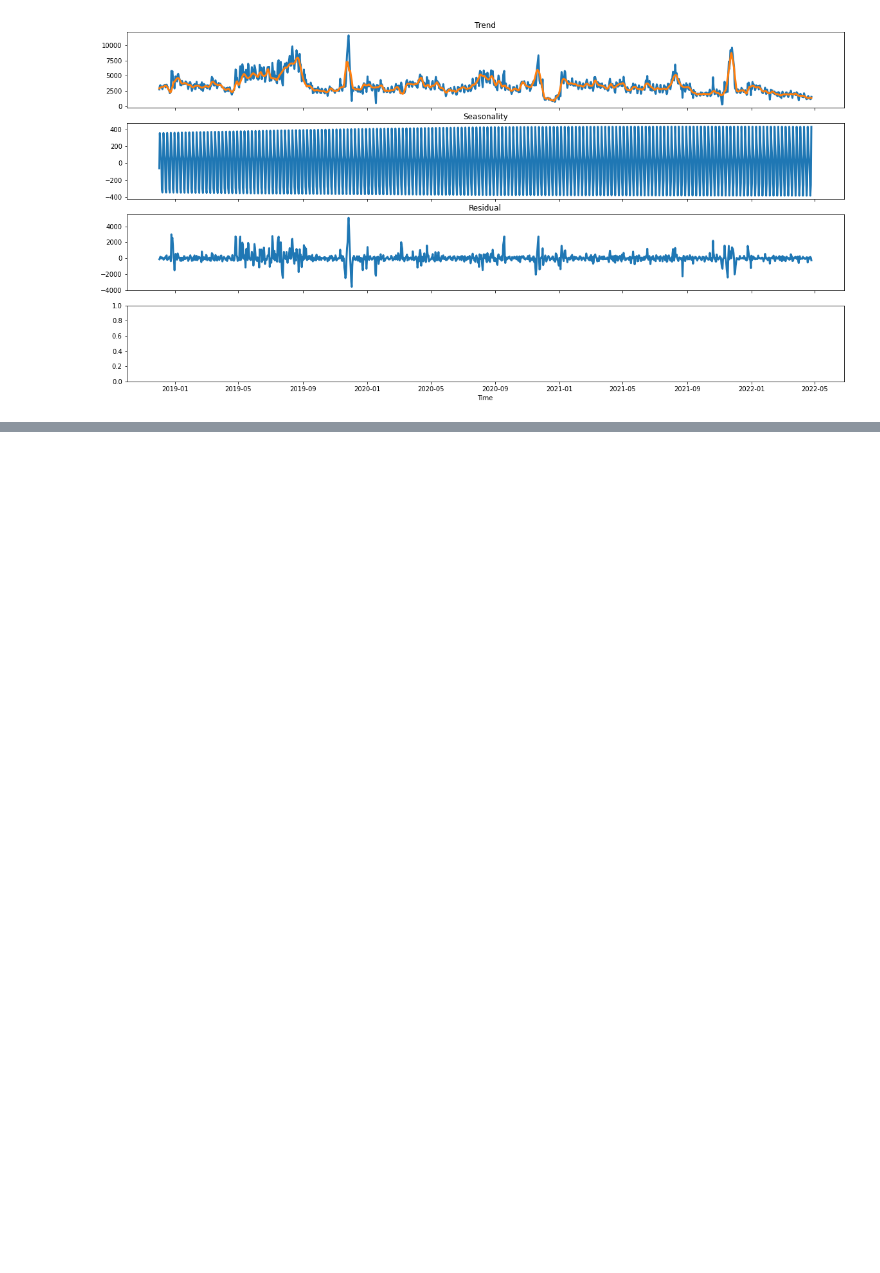
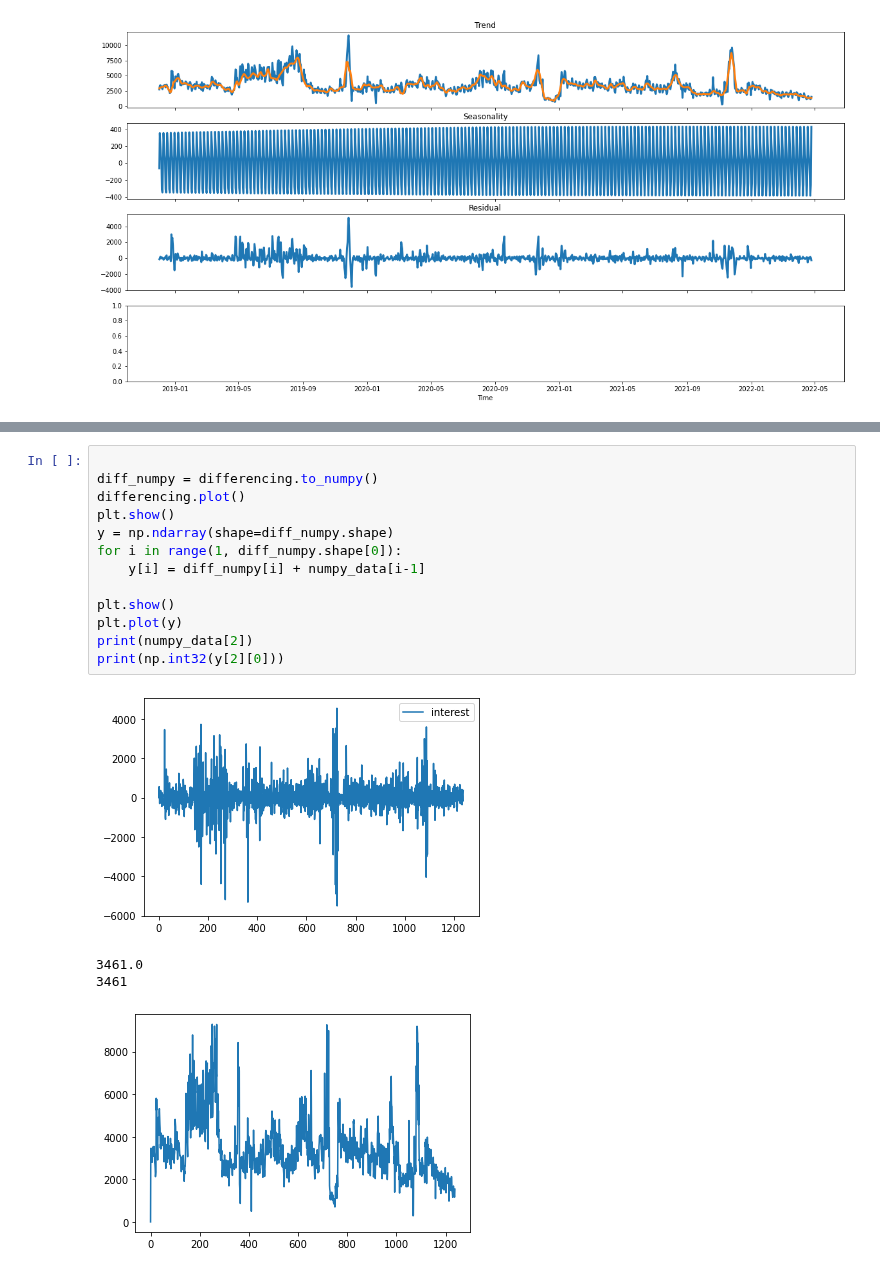
Before and after one commit to sjsivert/Masteroppgave, a Jupyter notebook: notebooks/cats_analysis.ipynb, the cells around one changed output, grey strips where cells are left out. Drawn from its saved outputs; the diff is of its cells as text; blank space fills up the shorter version.

```diff
--- a/notebooks/cats_analysis.ipynb
+++ b/notebooks/cats_analysis.ipynb
@@ -178,0 +261,18 @@ pd.DataFrame(results_outliers["rem"].to_dataframe()["resid"] + results_outliers[
+# %%
+
+diff_numpy = differencing.to_numpy()
+differencing.plot()
+plt.show()
+y = np.ndarray(shape=diff_numpy.shape)
+for i in range(1, diff_numpy.shape[0]):
+    y[i] = diff_numpy[i] + numpy_data[i-1]
+
+plt.show()
+plt.plot(y)
+print(numpy_data[2])
+print(np.int32(y[2][0]))
+# %% [output]
+[figure, added]
+3461.0
+3461
+[figure, added]
```
Also changed, not shown: parts of 7 cells of this notebook.
